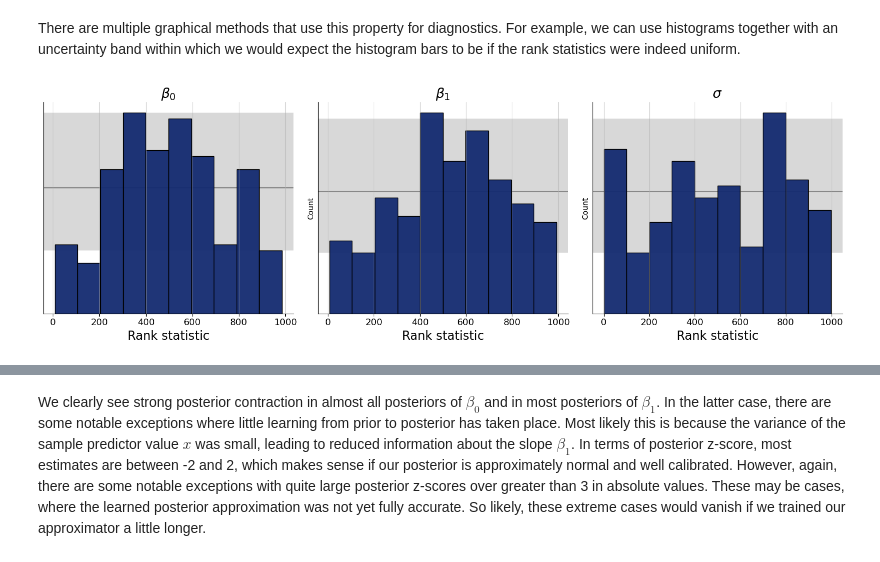
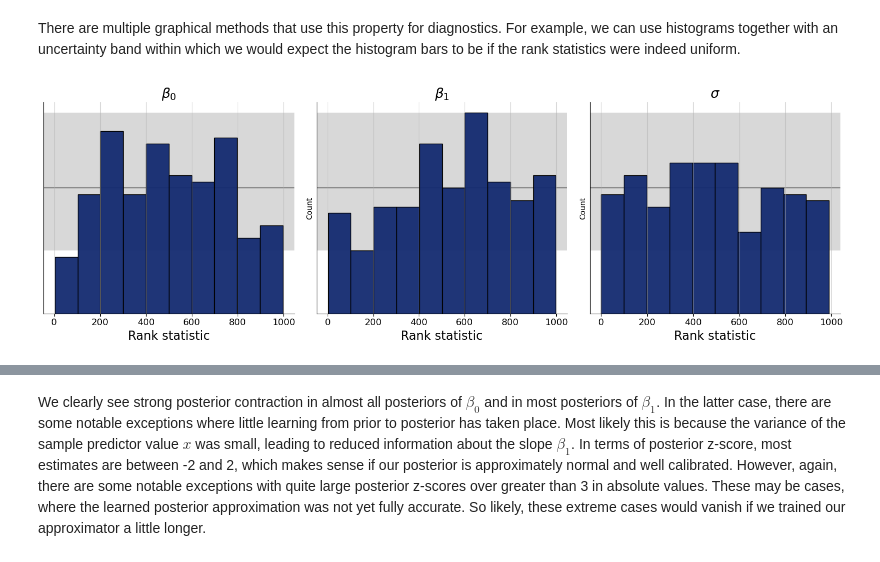
Before and after one commit to han-ol/BayesFlow, a Jupyter notebook: examples/Linear_Regression_Starter.ipynb, the cells around one changed output, grey strips where cells are left out. Drawn from its saved outputs; the diff is of its cells as text; code cells hidden in the pictures.

```diff
--- a/examples/Linear_Regression_Starter.ipynb
+++ b/examples/Linear_Regression_Starter.ipynb
@@ -221,7 +213,7 @@ approximator = bf.ContinuousApproximator(
 # %% [markdown]
 We define some training hyperparameters such as the learning rate and optimization algorithm to apply before compile the approximator with these choices.
 # %%
-epochs = 3
+epochs = 30
 num_batches = 128
 batch_size = 64
 learning_rate = keras.optimizers.schedules.CosineDecay(5e-4, decay_steps=epochs*num_batches, alpha=1e-6)
@@ -318,9 +291,10 @@ Accuracy looks good for most datasets There is some more variation especially fo
 There are multiple graphical methods that use this property for diagnostics. For example, we can use histograms together with an uncertainty band within which we would expect the histogram bars to be if the rank statistics were indeed uniform.
 # %%
 f = bf.diagnostics.plots.calibration_histogram(
-    post_draws, val_sims,
+    estimates=post_draws,
+    targets=val_sims,
     variable_names=par_names
 )
 # %% [output]
-[figure, old version]
+[figure, new version]
 # %% [markdown]
```
Also changed, not shown: parts of 20 cells of this notebook.
